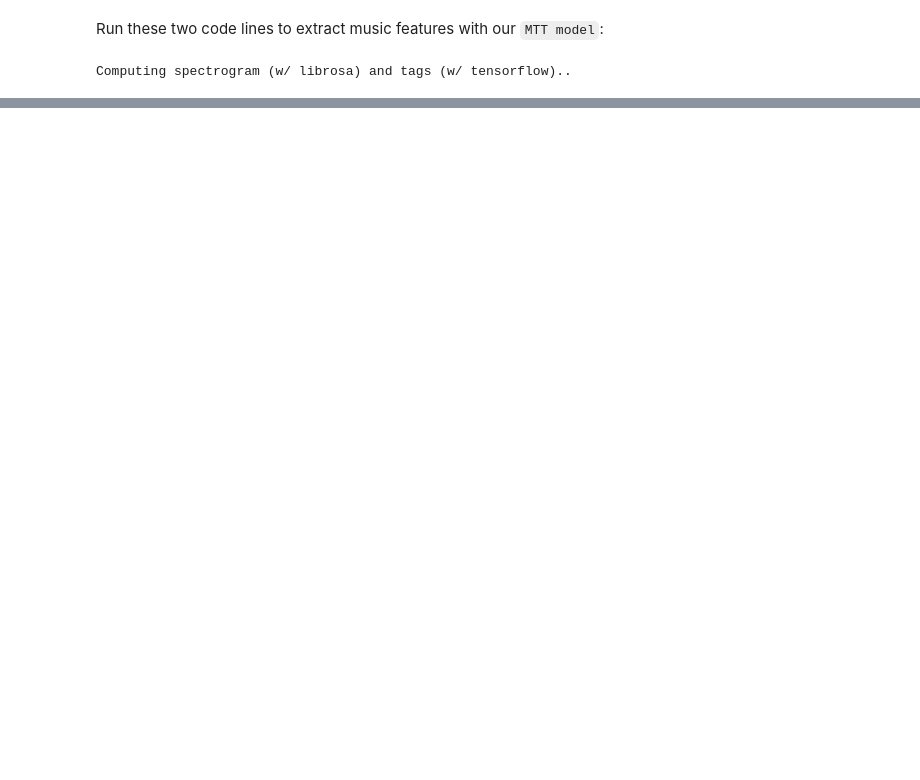
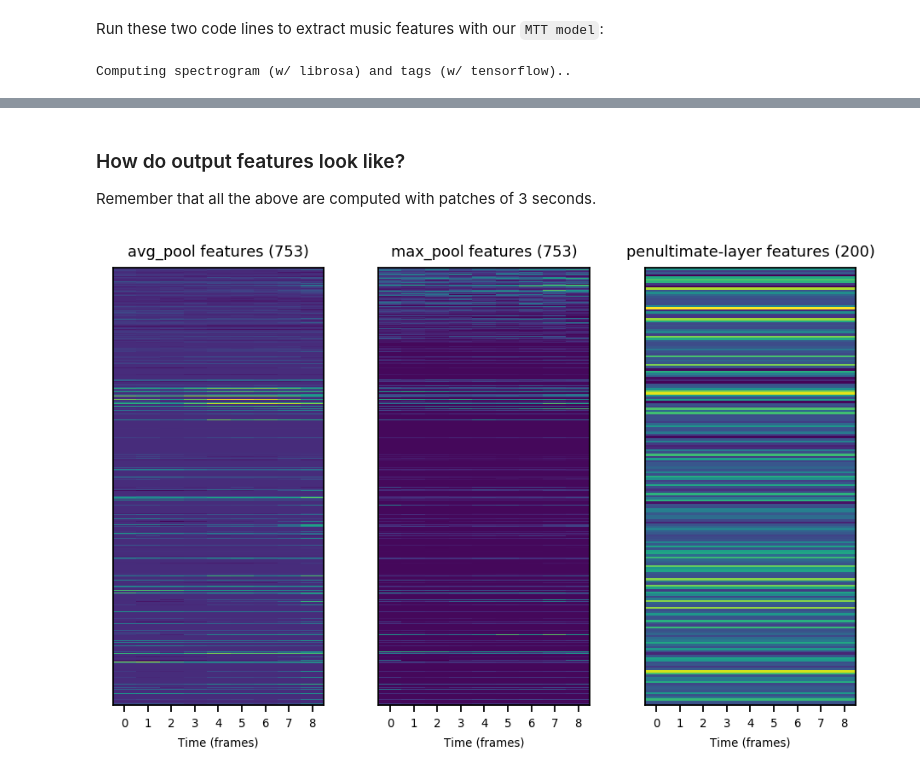
Before and after one commit to jordipons/musicnn, a Jupyter notebook: advanced example.ipynb, the cells around one changed output, grey strips where cells are left out. Drawn from its saved outputs; the diff is of its cells as text; code cells hidden in the pictures; blank space fills up the shorter version.

```diff
--- a/advanced example.ipynb
+++ b/advanced example.ipynb
@@ -81,0 +116,27 @@ front_end_output.shape
+# %% [markdown]
+### How do output features look like?
+
+Remember that all the above are computed with patches of 3 seconds.
+# %%
+plt.rcParams['figure.dpi'] = 160 # make it big: to properlly visualize the figure
+gs = gridspec.GridSpec(1, 3) # create a figure having 1 rows and 3 cols.
+
+depict_features(features=features['avg_pool'],
+                coordinates=gs[0, 0],
+                title='avg_pool features',
+                aspect='auto')
+
+depict_features(features=features['max_pool'],
+                coordinates=gs[0, 1],
+                title='max_pool features',
+                aspect='auto')
+
+depict_features(features=features['penultimate'],
+                coordinates=gs[0, 2],
+                title='penultimate-layer features',
+                aspect='auto')
+
+plt.tight_layout()
+plt.show()
+# %% [output]
+[figure, added]
```
Also changed, not shown: parts of 18 cells of this notebook, 4 other files.
